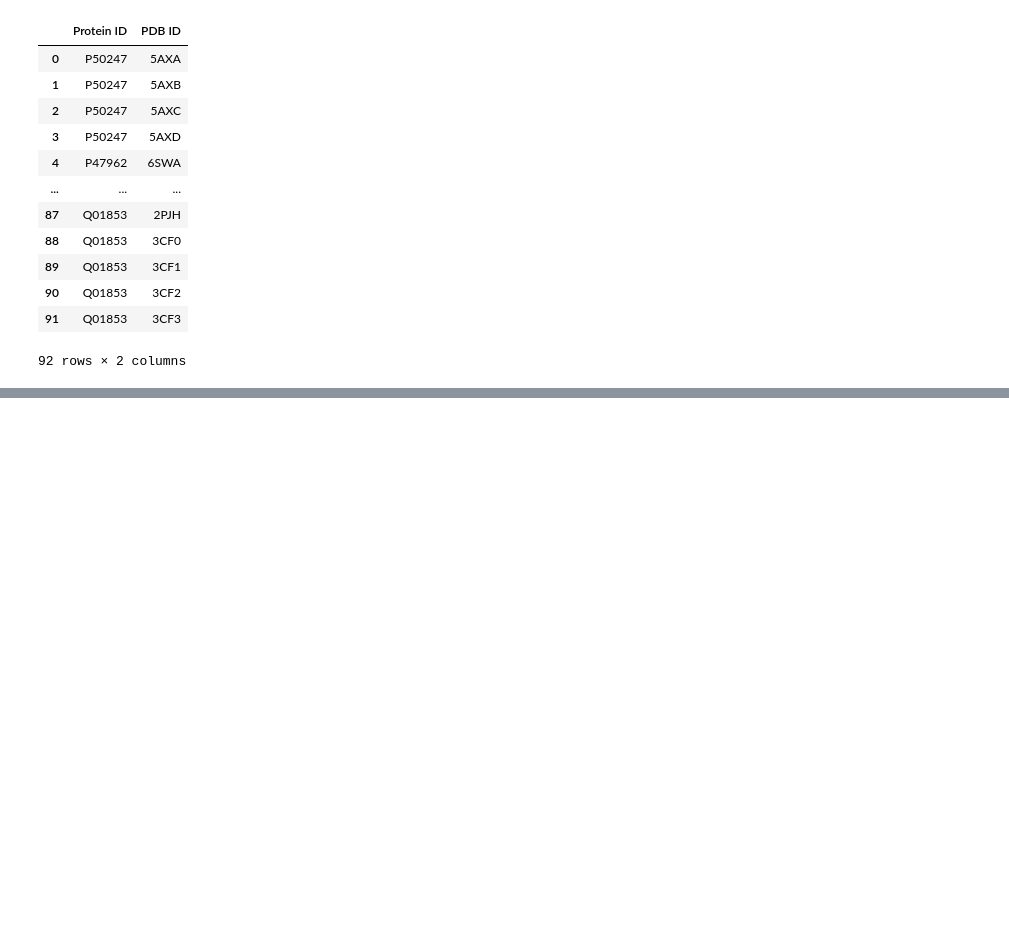
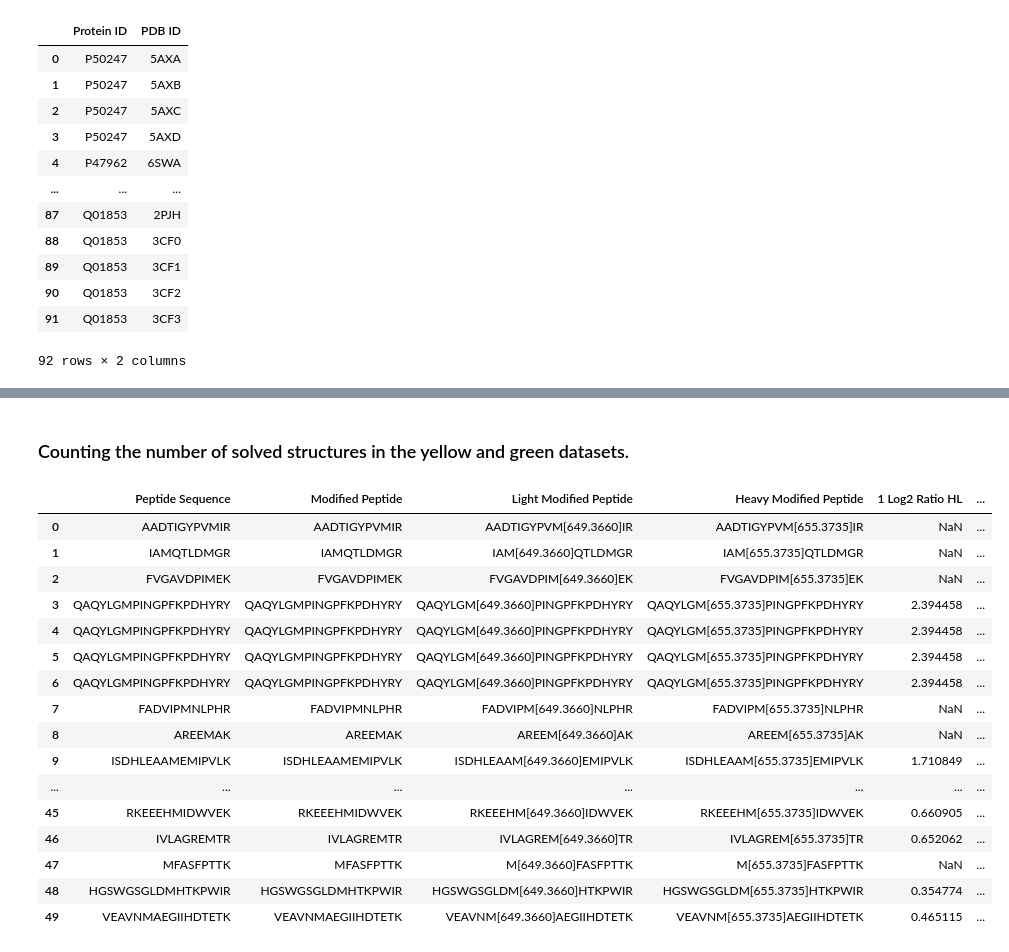
Before and after one commit to ritster/methionine-analysis, a Jupyter notebook: amr/Ramachandran_Analysis.ipynb, the cells around one changed output, grey strips where cells are left out. Cells and saved outputs as stored; diff of their text form; code cells hidden in the pictures; blank space fills up the shorter version.

```diff
--- a/amr/Ramachandran_Analysis.ipynb
+++ b/amr/Ramachandran_Analysis.ipynb
@@ -83,2 +95,2 @@ Series([], Name: Protein ID, dtype: object)
 # %%
-RvsS_df_with_PDB_id = pd.merge(RvsS_df[RvsS_df['label'].isin(['green', 'yellow'])], id_mapping, on='Protein ID', how='left')
+RvsS_df_with_PDB = pd.merge(RvsS_df, id_mapping, on='Protein ID', how='left')
@@ -100,0 +113,25 @@ RvsS_df_with_PDB_id
+# %% [markdown]
+### Counting the number of solved structures in the yellow and green datasets.
+# %%
+green_df = RvsS_df_with_PDB[RvsS_df_with_PDB['label'] == 'green']
+yellow_df = RvsS_df_with_PDB[RvsS_df_with_PDB['label'] == 'yellow']
+# %%
+green_df
+# %% [output]
+|  | Peptide Sequence | Modified Peptide | Light Modified Peptide | Heavy Modified Peptide | 1 Log2 Ratio HL | ... |
+| 0 | AADTIGYPVMIR | AADTIGYPVMIR | AADTIGYPVM[649.3660]IR | AADTIGYPVM[655.3735]IR | NaN | ... |
+| 1 | IAMQTLDMGR | IAMQTLDMGR | IAM[649.3660]QTLDMGR | IAM[655.3735]QTLDMGR | NaN | ... |
+| 2 | FVGAVDPIMEK | FVGAVDPIMEK | FVGAVDPIM[649.3660]EK | FVGAVDPIM[655.3735]EK | NaN | ... |
+| 3 | QAQYLGMPINGPFKPDHYRY | QAQYLGMPINGPFKPDHYRY | QAQYLGM[649.3660]PINGPFKPDHYRY | QAQYLGM[655.3735]PINGPFKPDHYRY | 2.394458 | ... |
+| 4 | QAQYLGMPINGPFKPDHYRY | QAQYLGMPINGPFKPDHYRY | QAQYLGM[649.3660]PINGPFKPDHYRY | QAQYLGM[655.3735]PINGPFKPDHYRY | 2.394458 | ... |
+| 5 | QAQYLGMPINGPFKPDHYRY | QAQYLGMPINGPFKPDHYRY | QAQYLGM[649.3660]PINGPFKPDHYRY | QAQYLGM[655.3735]PINGPFKPDHYRY | 2.394458 | ... |
+| 6 | QAQYLGMPINGPFKPDHYRY | QAQYLGMPINGPFKPDHYRY | QAQYLGM[649.3660]PINGPFKPDHYRY | QAQYLGM[655.3735]PINGPFKPDHYRY | 2.394458 | ... |
+| 7 | FADVIPMNLPHR | FADVIPMNLPHR | FADVIPM[649.3660]NLPHR | FADVIPM[655.3735]NLPHR | NaN | ... |
+| 8 | AREEMAK | AREEMAK | AREEM[649.3660]AK | AREEM[655.3735]AK | NaN | ... |
+| 9 | ISDHLEAAMEMIPVLK | ISDHLEAAMEMIPVLK | ISDHLEAAM[649.3660]EMIPVLK | ISDHLEAAM[655.3735]EMIPVLK | 1.710849 | ... |
+| ... | ... | ... | ... | ... | ... | ... |
+| 45 | RKEEEHMIDWVEK | RKEEEHMIDWVEK | RKEEEHM[649.3660]IDWVEK | RKEEEHM[655.3735]IDWVEK | 0.660905 | ... |
+| 46 | IVLAGREMTR | IVLAGREMTR | IVLAGREM[649.3660]TR | IVLAGREM[655.3735]TR | 0.652062 | ... |
+| 47 | MFASFPTTK | MFASFPTTK | M[649.3660]FASFPTTK | M[655.3735]FASFPTTK | NaN | ... |
+| 48 | HGSWGSGLDMHTKPWIR | HGSWGSGLDMHTKPWIR | HGSWGSGLDM[649.3660]HTKPWIR | HGSWGSGLDM[655.3735]HTKPWIR | 0.354774 | ... |
+| 49 | VEAVNMAEGIIHDTETK | VEAVNMAEGIIHDTETK | VEAVNM[649.3660]AEGIIHDTETK | VEAVNM[655.3735]AEGIIHDTETK | 0.465115 | ... |
```
Also changed, not shown: parts of 36 cells of this notebook, 51 other files.
